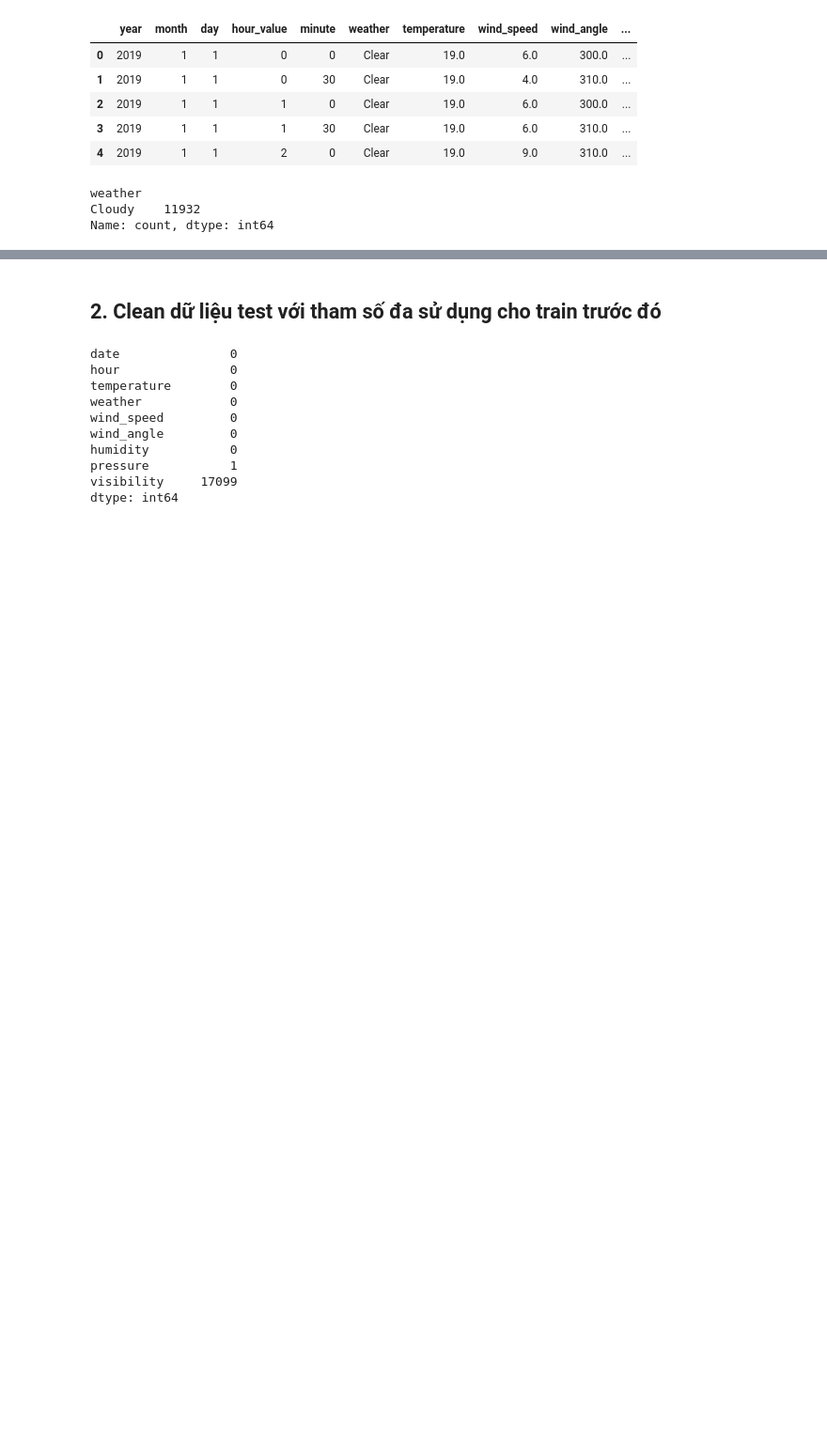
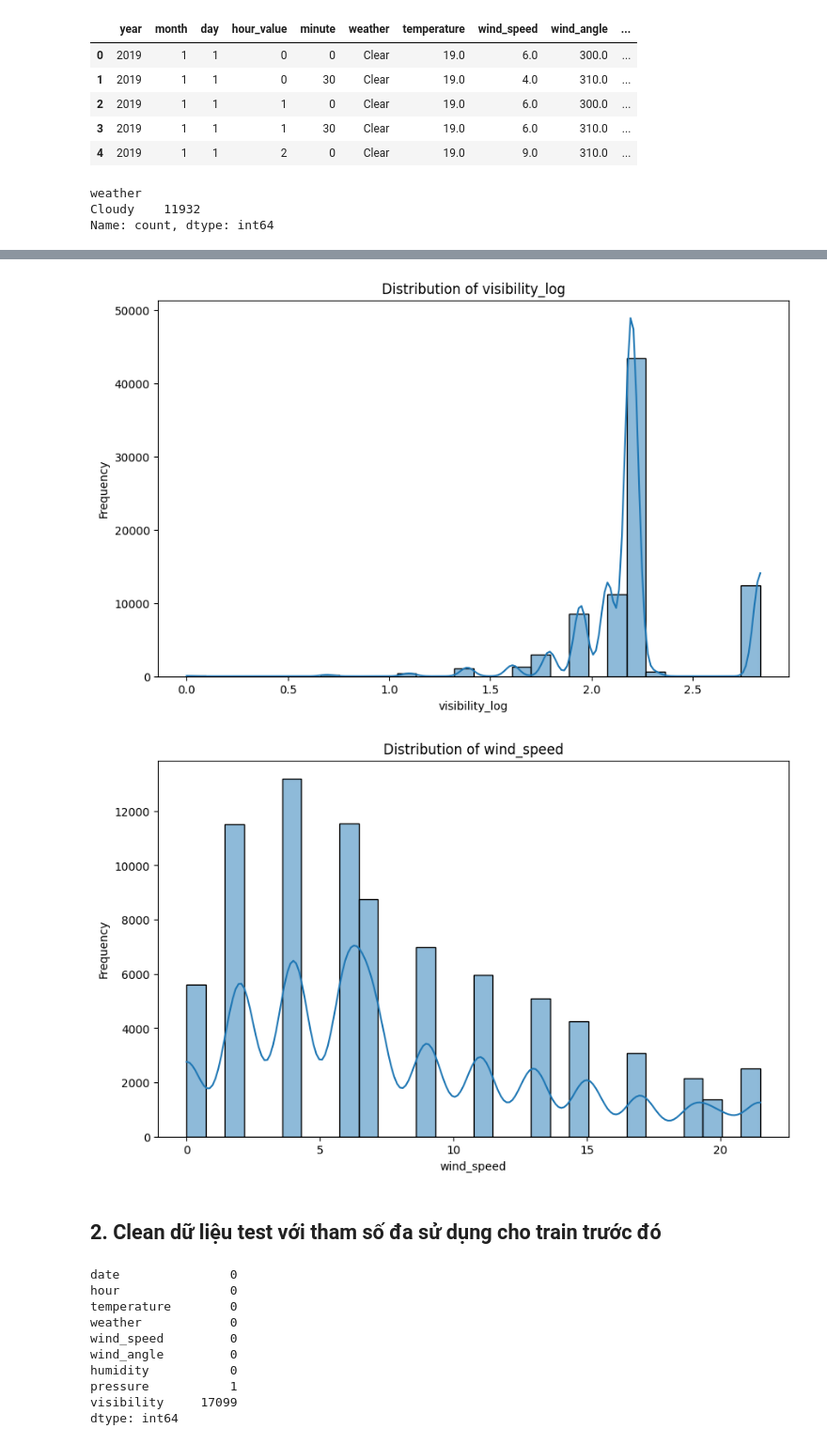
Before and after one commit to WinG-282k4/Weather-forecast, a Jupyter notebook: Clean_data.ipynb, the cells around one changed output, grey strips where cells are left out. Shown: that part at 94% size. Cells and saved outputs as stored; diff of their text form; code cells hidden in the pictures; blank space fills up the shorter version.

```diff
--- a/Clean_data.ipynb
+++ b/Clean_data.ipynb
@@ -124,0 +174,14 @@ Name: count, dtype: int64
+# %%
+# 1. Winsorize wind_speed (giới hạn trong khoảng [Q1 - 1.5*IQR, Q3 + 1.5*IQR])
+Q1_ws = df_train['wind_speed'].quantile(0.25)
+Q3_ws = df_train['wind_speed'].quantile(0.75)
+IQR_ws = Q3_ws - Q1_ws
+lower_ws = Q1_ws - 1.5 * IQR_ws
+upper_ws = Q3_ws + 1.5 * IQR_ws
+df_train['wind_speed'] = np.clip(df_train['wind_speed'], lower_ws, upper_ws)
+
+# 2. Log transform visibility để giảm ảnh hưởng của outliers
+df_train['visibility_log'] = np.log1p(df_train['visibility'])  # log(1 + x), tránh log(0)
+
+df_train.drop(columns=['weather_simplified'], inplace=True)  # Xóa cột visibility gốc
+df_train.head()
@@ -124,0 +195,7 @@ Name: count, dtype: int64
+# %%
+# Vẽ biểu đồ phân phối cho các biến số sau khi xử lý
+plot_distribution(df_train, 'visibility_log')
+plot_distribution(df_train, 'wind_speed')
+# %% [output]
+[figure, added]
+[figure, added]
```
Also changed, not shown: parts of 11 cells of this notebook, 4 other files.
